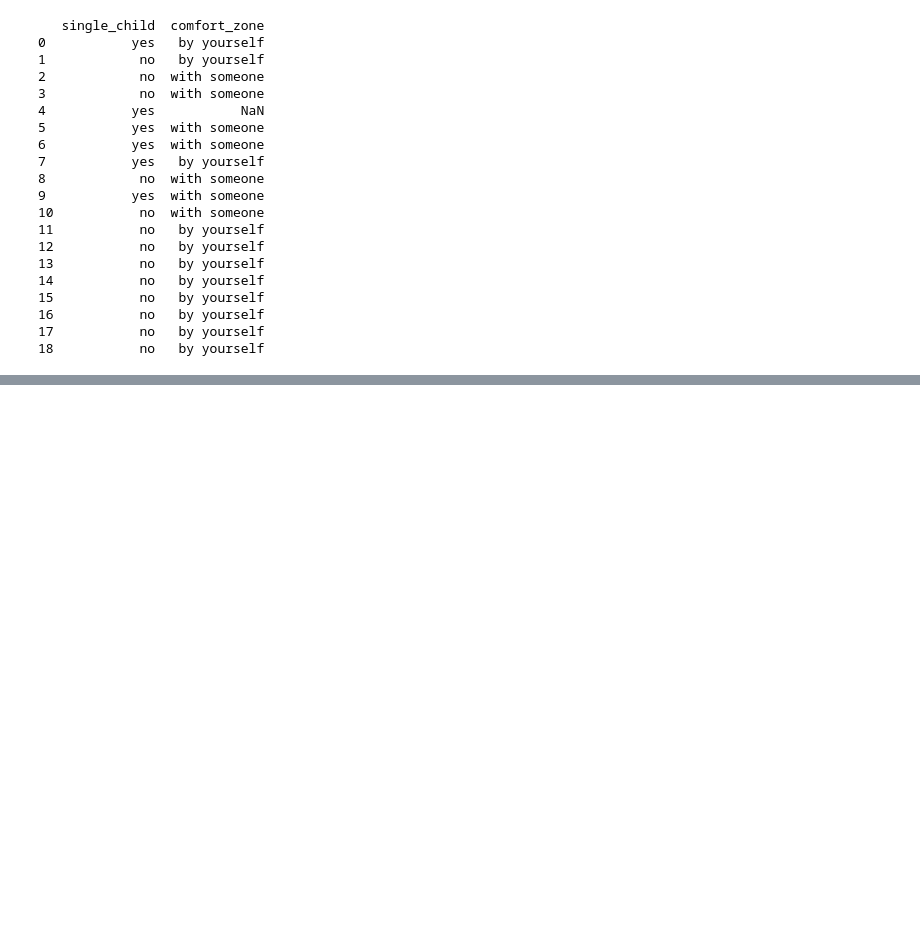
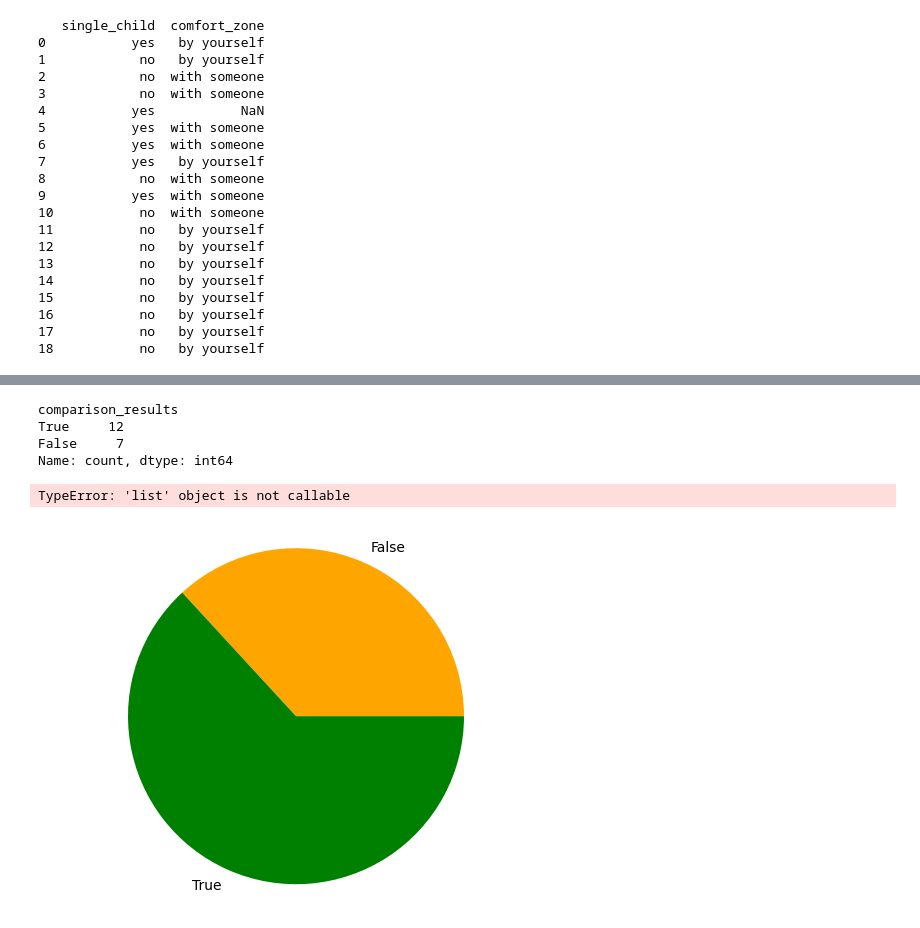
Before and after one commit to ziyan0109/Data_Analyse, a Jupyter notebook: Ziyan_DataAnalyse01.ipynb, the cells around one changed output, grey strips where cells are left out. Drawn from its saved outputs; the diff is of its cells as text; code cells hidden in the pictures; blank space fills up the shorter version.

```diff
--- a/Ziyan_DataAnalyse01.ipynb
+++ b/Ziyan_DataAnalyse01.ipynb
@@ -206,0 +420,20 @@ ValueError: The truth value of a Series is ambiguous. Use a.empty, a.bool(), a.i
+# %%
+value_counts = final_survey.value_counts()
+value_counts
+# %% [output]
+comparison_results
+True     12
+False     7
+Name: count, dtype: int64
+# %%
+labels = ['False', 'True']
+colours = ['orange', 'green']
+sizes = [7, 12]
+
+plt.pie(sizes, labels=labels, colors=colours,)
+plt.axis('equal')
+plt.title('pie_chart')
+plt.show()
+# %% [output]
+TypeError: 'list' object is not callable
+[figure, added]
```
Also changed, not shown: parts of 13 cells of this notebook.
